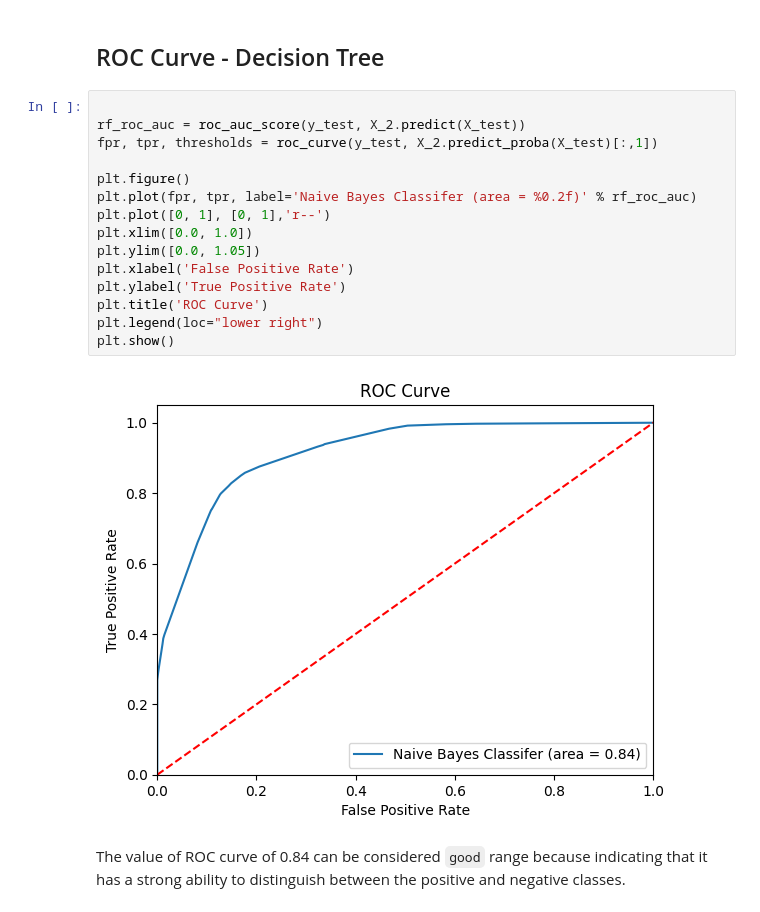
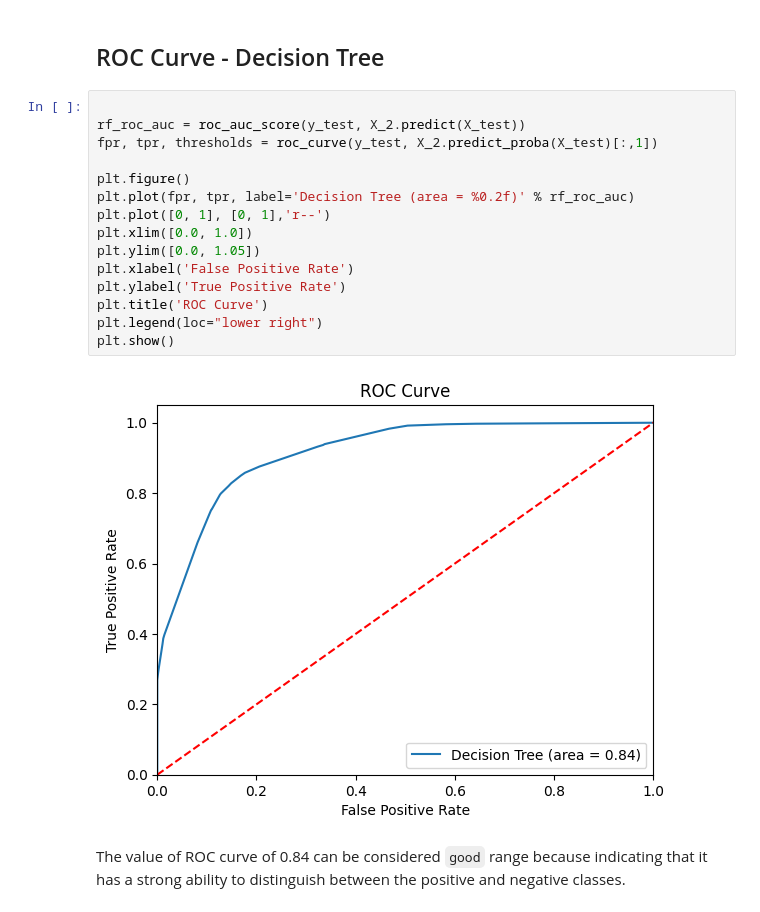
Before and after one commit to xstorresm/customer-service-case, a Jupyter notebook: Project_airline.ipynb, the cells around one changed output. Drawn from its saved outputs; the diff is of its cells as text.

```diff
--- a/Project_airline.ipynb
+++ b/Project_airline.ipynb
@@ -598,20 +625,20 @@ Recall:
 # %%
 
 rf_roc_auc = roc_auc_score(y_test, X_2.predict(X_test))
 fpr, tpr, thresholds = roc_curve(y_test, X_2.predict_proba(X_test)[:,1])
 
 plt.figure()
-plt.plot(fpr, tpr, label='Naive Bayes Classifer (area = %0.2f)' % rf_roc_auc)
+plt.plot(fpr, tpr, label='Decision Tree (area = %0.2f)' % rf_roc_auc)
 plt.plot([0, 1], [0, 1],'r--')
 plt.xlim([0.0, 1.0])
 plt.ylim([0.0, 1.05])
 plt.xlabel('False Positive Rate')
 plt.ylabel('True Positive Rate')
 plt.title('ROC Curve')
 plt.legend(loc="lower right")
 plt.show()
 # %% [output]
-[figure, old version]
+[figure, new version]
 # %% [markdown]
 The value of ROC curve of 0.84 can be considered `good` range because indicating that it has a strong ability to distinguish between the positive and negative classes.
 # %% [markdown]
```
Also changed, not shown: parts of 9 cells of this notebook, 1 other file.
